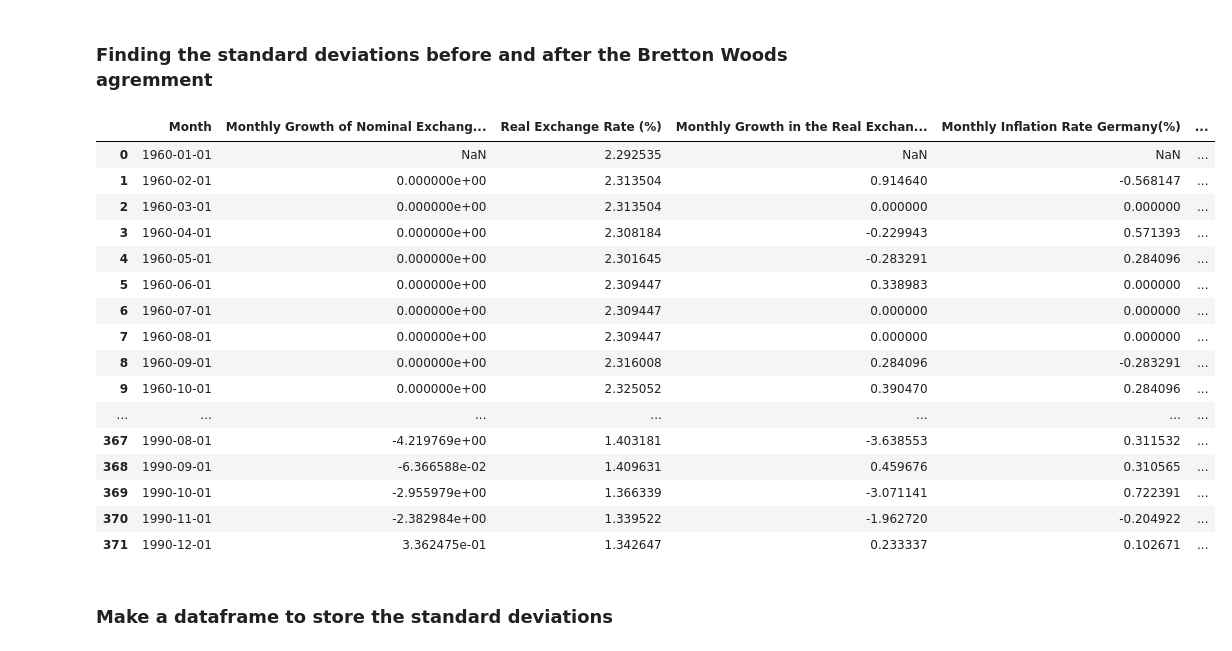
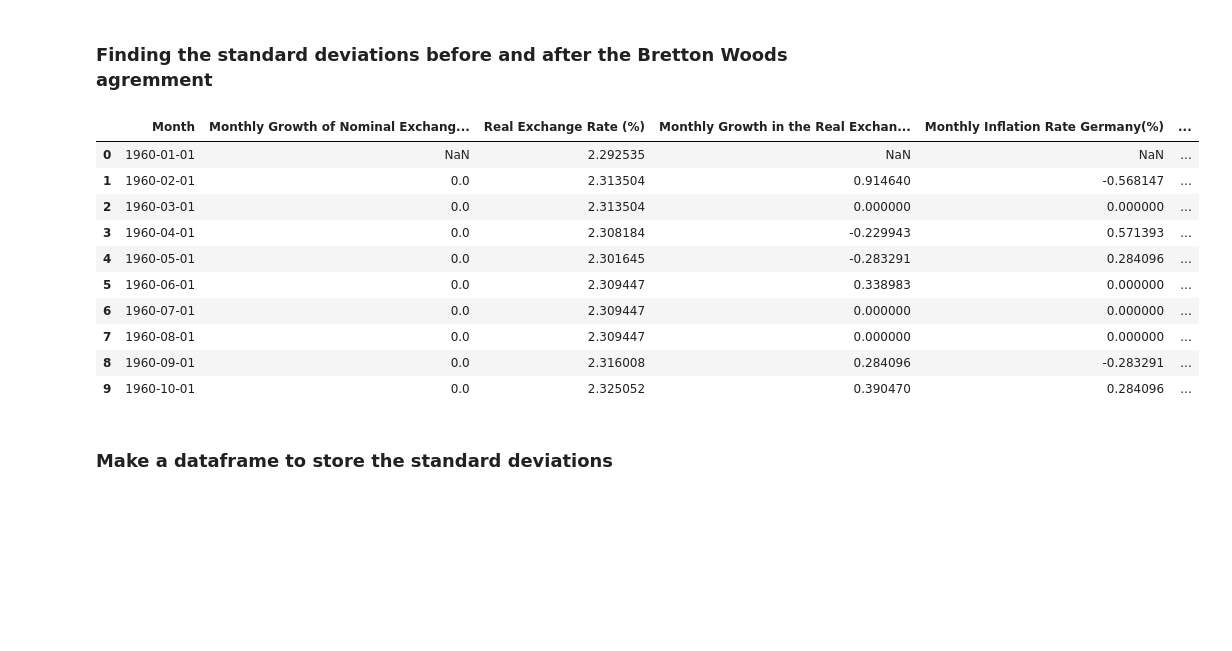
Before and after one commit to AmayP22/EC1B1_Coursework, a Jupyter notebook: EC1B1 Coursework.ipynb, the cells around one changed output. Saved outputs shown, nothing was run; the diff lists cells and outputs as text; code cells hidden in the pictures; blank space fills up the shorter version.

Commit message:
Use .head(10) to display the induvidual columns)

```diff
--- a/EC1B1 Coursework.ipynb
+++ b/EC1B1 Coursework.ipynb
@@ -699,27 +623,23 @@ def calculate_std_dev_after(df, column):
     return std_dev_after_BW
 # %%
 #Make a column for the difference between the inflation in Germany versus the United States
-final_merged_df['Inflation Difference'] = final_merged_df['Monthly Inflation Rate Germany(%)'] - final_merged_df['Monthly Inflation Rate US(%)']
 
-display(final_merged_df)
+sd_df = final_merged_df.copy()
+sd_df['Inflation Difference'] = final_merged_df['Monthly Inflation Rate Germany(%)'] - final_merged_df['Monthly Inflation Rate US(%)']
+
+sd_df.head(10)
 # %% [output]
 |  | Month | Monthly Growth of Nominal Exchang... | Real Exchange Rate (%) | Monthly Growth in the Real Exchan... | Monthly Inflation Rate Germany(%) | ... |
 | 0 | 1960-01-01 | NaN | 2.292535 | NaN | NaN | ... |
-| 1 | 1960-02-01 | 0.000000e+00 | 2.313504 | 0.914640 | -0.568147 | ... |
-| 2 | 1960-03-01 | 0.000000e+00 | 2.313504 | 0.000000 | 0.000000 | ... |
-| 3 | 1960-04-01 | 0.000000e+00 | 2.308184 | -0.229943 | 0.571393 | ... |
-| 4 | 1960-05-01 | 0.000000e+00 | 2.301645 | -0.283291 | 0.284096 | ... |
-| 5 | 1960-06-01 | 0.000000e+00 | 2.309447 | 0.338983 | 0.000000 | ... |
-| 6 | 1960-07-01 | 0.000000e+00 | 2.309447 | 0.000000 | 0.000000 | ... |
-| 7 | 1960-08-01 | 0.000000e+00 | 2.309447 | 0.000000 | 0.000000 | ... |
-| 8 | 1960-09-01 | 0.000000e+00 | 2.316008 | 0.284096 | -0.283291 | ... |
-| 9 | 1960-10-01 | 0.000000e+00 | 2.325052 | 0.390470 | 0.284096 | ... |
-| ... | ... | ... | ... | ... | ... | ... |
-| 367 | 1990-08-01 | -4.219769e+00 | 1.403181 | -3.638553 | 0.311532 | ... |
-| 368 | 1990-09-01 | -6.366588e-02 | 1.409631 | 0.459676 | 0.310565 | ... |
-| 369 | 1990-10-01 | -2.955979e+00 | 1.366339 | -3.071141 | 0.722391 | ... |
-| 370 | 1990-11-01 | -2.382984e+00 | 1.339522 | -1.962720 | -0.204922 | ... |
-| 371 | 1990-12-01 | 3.362475e-01 | 1.342647 | 0.233337 | 0.102671 | ... |
+| 1 | 1960-02-01 | 0.0 | 2.313504 | 0.914640 | -0.568147 | ... |
+| 2 | 1960-03-01 | 0.0 | 2.313504 | 0.000000 | 0.000000 | ... |
+| 3 | 1960-04-01 | 0.0 | 2.308184 | -0.229943 | 0.571393 | ... |
+| 4 | 1960-05-01 | 0.0 | 2.301645 | -0.283291 | 0.284096 | ... |
+| 5 | 1960-06-01 | 0.0 | 2.309447 | 0.338983 | 0.000000 | ... |
+| 6 | 1960-07-01 | 0.0 | 2.309447 | 0.000000 | 0.000000 | ... |
+| 7 | 1960-08-01 | 0.0 | 2.309447 | 0.000000 | 0.000000 | ... |
+| 8 | 1960-09-01 | 0.0 | 2.316008 | 0.284096 | -0.283291 | ... |
+| 9 | 1960-10-01 | 0.0 | 2.325052 | 0.390470 | 0.284096 | ... |
 # %% [markdown]
 ### Make a dataframe to store the standard deviations
 # %%
```
Also changed, not shown: parts of 12 cells of this notebook.
